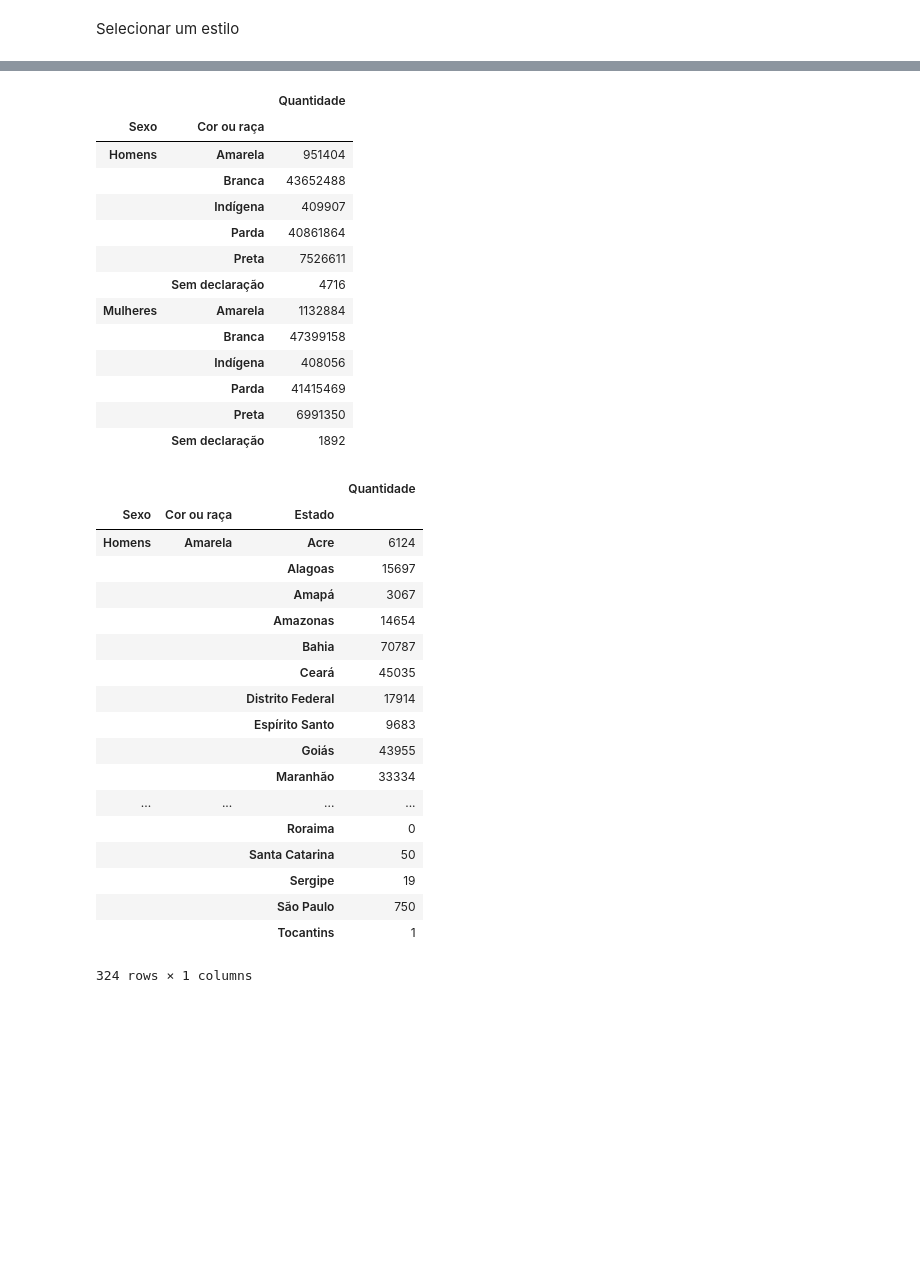
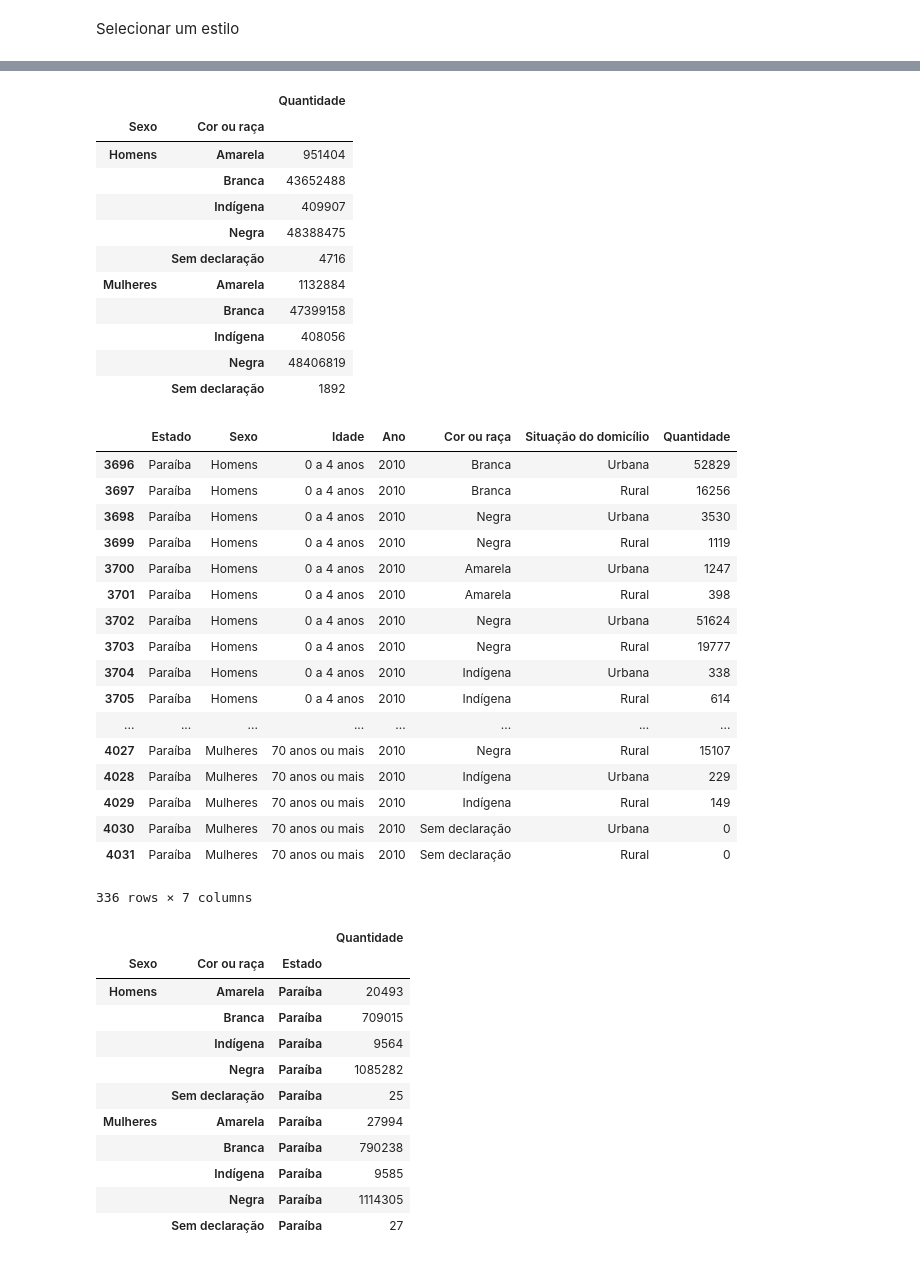
Before and after one commit to pyladiespb-org/minicurso-analise-descritiva-dados-abertos, a Jupyter notebook: AnalisePopulacao.ipynb, the cells around one changed output, grey strips where cells are left out. Saved outputs shown, nothing was run; the diff lists cells and outputs as text; code cells hidden in the pictures; blank space fills up the shorter version.

Commit message:
AnalisePopulacao.ipynb: Adicionando base agregada para o atributo idade

```diff
--- a/AnalisePopulacao.ipynb
+++ b/AnalisePopulacao.ipynb
@@ -30,7 +21,7 @@ import pandas as pd
 import matplotlib
 import matplotlib.pyplot as plt
 # %%
-populacao = pd.read_csv('data/populacao/populacao_genero_cor_2010.csv', delimiter=';', header=2)
+populacao = pd.read_csv('data/populacao/populacao_idade_agregada.csv', delimiter=';', header=2)
 populacao
 # %% [output]
 |  | Unidade da Federação | Sexo | Idade | Ano | Cor ou raça | Situação do domicílio | Unnamed: 6 |
@@ -54,5 +45,5 @@ populacao
 # %%
-populacao = populacao[:57672]
+populacao = populacao[:9072]
 populacao
 # %% [output]
 |  | Unidade da Federação | Sexo | Idade | Ano | Cor ou raça | Situação do domicílio | Unnamed: 6 |
@@ -102,5 +96,6 @@ populacao[:15]
 # %%
 populacao = populacao.replace('-', 0)
+populacao = populacao.replace(['Preta', 'Parda'], 'Negra')
 populacao[:15]
 # %% [output]
 |  | Estado | Sexo | Idade | Ano | Cor ou raça | Situação do domicílio | Quantidade |
@@ -250,39 +263,54 @@ populacao.groupby('Cor ou raça').sum()
 # %%
-populacao.groupby(['Sexo', 'Cor ou raça']).sum()
+sexo_cor_ou_raca = populacao.groupby(['Sexo', 'Cor ou raça']).sum()
+sexo_cor_ou_raca
 # %% [output]
 |  |  | Quantidade |
 | Sexo | Cor ou raça |  |
 | Homens | Amarela | 951404 |
 |  | Branca | 43652488 |
 |  | Indígena | 409907 |
-|  | Parda | 40861864 |
-|  | Preta | 7526611 |
+|  | Negra | 48388475 |
 |  | Sem declaração | 4716 |
 | Mulheres | Amarela | 1132884 |
 |  | Branca | 47399158 |
 |  | Indígena | 408056 |
-|  | Parda | 41415469 |
-|  | Preta | 6991350 |
+|  | Negra | 48406819 |
 |  | Sem declaração | 1892 |
+# %%
+por_estado = populacao.loc[populacao['Estado']=='Paraíba']
+por_estado
+# %% [output]
+|  | Estado | Sexo | Idade | Ano | Cor ou raça | Situação do domicílio | Quantidade |
+| 3696 | Paraíba | Homens | 0 a 4 anos | 2010 | Branca | Urbana | 52829 |
+| 3697 | Paraíba | Homens | 0 a 4 anos | 2010 | Branca | Rural | 16256 |
+| 3698 | Paraíba | Homens | 0 a 4 anos | 2010 | Negra | Urbana | 3530 |
+| 3699 | Paraíba | Homens | 0 a 4 anos | 2010 | Negra | Rural | 1119 |
+| 3700 | Paraíba | Homens | 0 a 4 anos | 2010 | Amarela | Urbana | 1247 |
+| 3701 | Paraíba | Homens | 0 a 4 anos | 2010 | Amarela | Rural | 398 |
+| 3702 | Paraíba | Homens | 0 a 4 anos | 2010 | Negra | Urbana | 51624 |
+| 3703 | Paraíba | Homens | 0 a 4 anos | 2010 | Negra | Rural | 19777 |
+| 3704 | Paraíba | Homens | 0 a 4 anos | 2010 | Indígena | Urbana | 338 |
+| 3705 | Paraíba | Homens | 0 a 4 anos | 2010 | Indígena | Rural | 614 |
+| ... | ... | ... | ... | ... | ... | ... | ... |
+| 4027 | Paraíba | Mulheres | 70 anos ou mais | 2010 | Negra | Rural | 15107 |
+| 4028 | Paraíba | Mulheres | 70 anos ou mais | 2010 | Indígena | Urbana | 229 |
+| 4029 | Paraíba | Mulheres | 70 anos ou mais | 2010 | Indígena | Rural | 149 |
+| 4030 | Paraíba | Mulheres | 70 anos ou mais | 2010 | Sem declaração | Urbana | 0 |
+| 4031 | Paraíba | Mulheres | 70 anos ou mais | 2010 | Sem declaração | Rural | 0 |
+336 rows × 7 columns
 # %%
-populacao.groupby(['Sexo', 'Cor ou raça', 'Estado']).sum()
+por_estado = por_estado.groupby(['Sexo', 'Cor ou raça', 'Estado']).sum()
+por_estado
 # %% [output]
 |  |  |  | Quantidade |
 | Sexo | Cor ou raça | Estado |  |
-| Homens | Amarela | Acre | 6124 |
-|  |  | Alagoas | 15697 |
-|  |  | Amapá | 3067 |
-|  |  | Amazonas | 14654 |
-|  |  | Bahia | 70787 |
-|  |  | Ceará | 45035 |
-|  |  | Distrito Federal | 17914 |
-|  |  | Espírito Santo | 9683 |
-|  |  | Goiás | 43955 |
-|  |  | Maranhão | 33334 |
-| ... | ... | ... | ... |
-|  |  | Roraima | 0 |
-|  |  | Santa Catarina | 50 |
-|  |  | Sergipe | 19 |
-|  |  | São Paulo | 750 |
-|  |  | Tocantins | 1 |
+| Homens | Amarela | Paraíba | 20493 |
+|  | Branca | Paraíba | 709015 |
+|  | Indígena | Paraíba | 9564 |
+|  | Negra | Paraíba | 1085282 |
+|  | Sem declaração | Paraíba | 25 |
+| Mulheres | Amarela | Paraíba | 27994 |
+|  | Branca | Paraíba | 790238 |
+|  | Indígena | Paraíba | 9585 |
+|  | Negra | Paraíba | 1114305 |
+|  | Sem declaração | Paraíba | 27 |
-324 rows × 1 columns
```
Also changed, not shown: parts of 13 cells of this notebook.
